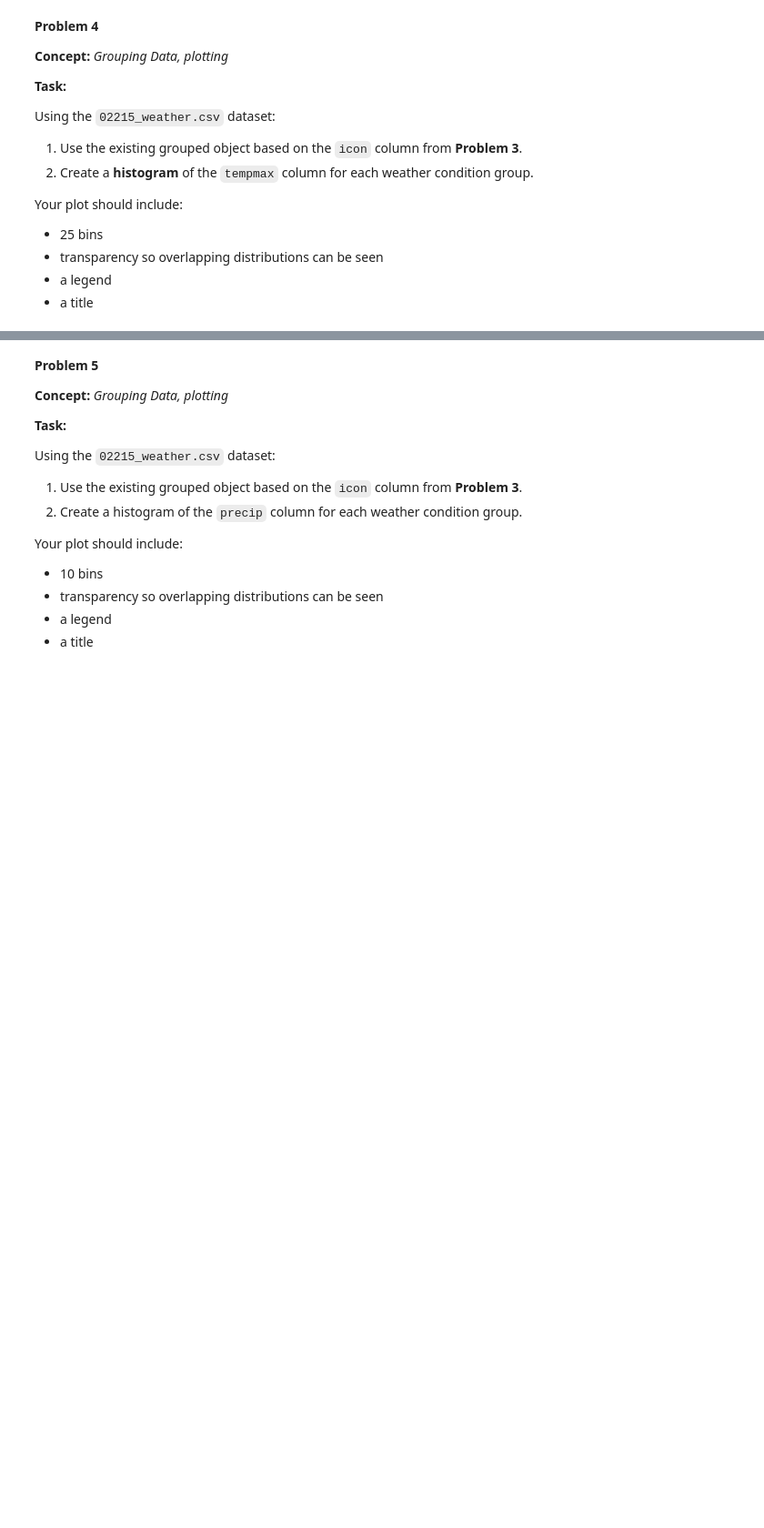
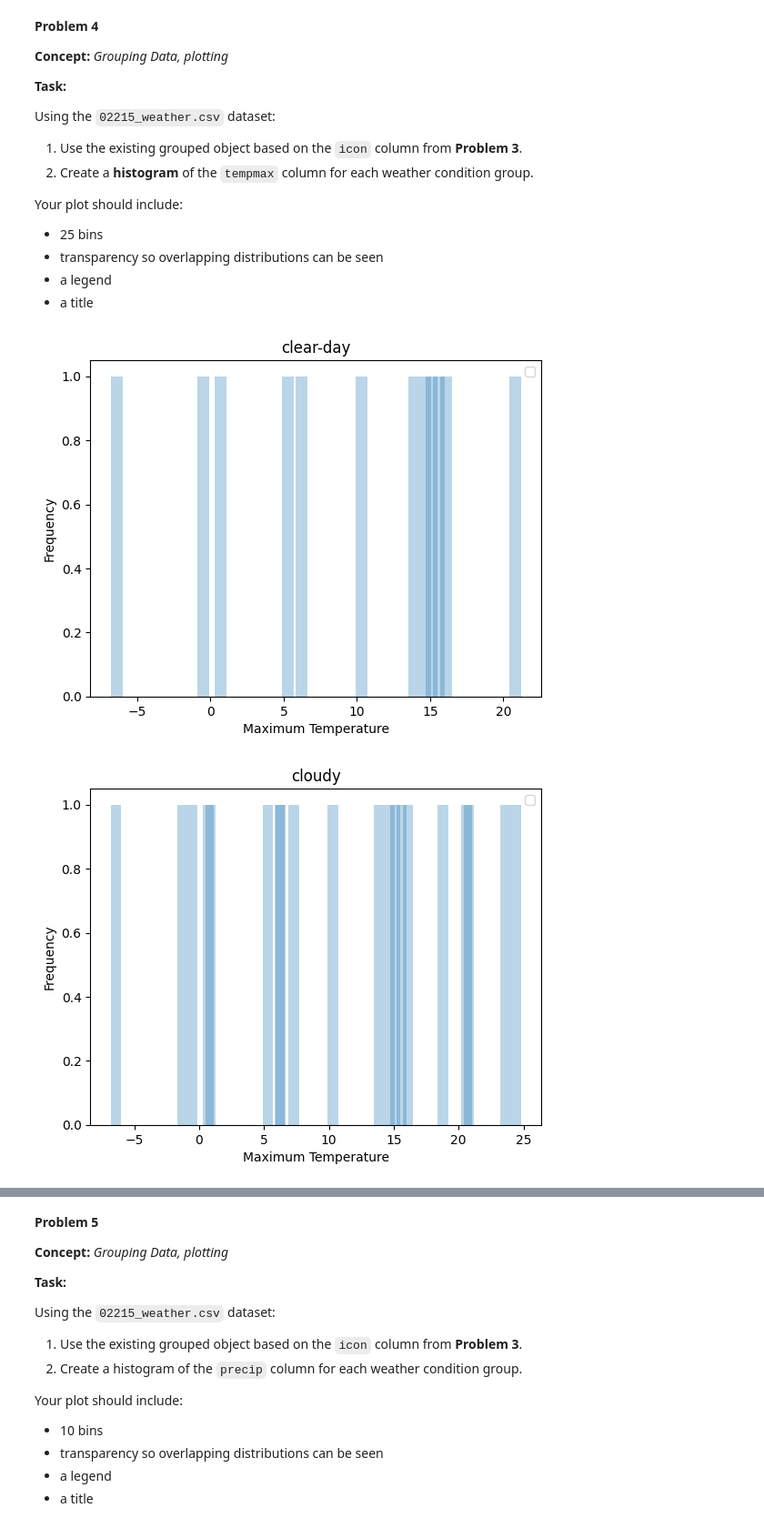
Before and after one commit to kamila-kydykova/homework, a Jupyter notebook: week-11/homework.ipynb, the cells around one changed output, grey strips where cells are left out. Shown at 91% size. Saved outputs shown, nothing was run; the diff lists cells and outputs as text; code cells hidden in the pictures; blank space fills up the shorter version.

```diff
--- a/week-11/homework.ipynb
+++ b/week-11/homework.ipynb
@@ -188,0 +200,24 @@ Your plot should include:
+# %%
+# Your Solution
+
+tempMaxCounts = {}
+
+for label, data in (iconDf):
+    tempMaxList = data['tempmax']
+    for temp in tempMaxList:
+        if temp in tempMaxCounts:
+            tempMaxCounts[temp] += 1
+        else:
+            tempMaxCounts[temp] = 1
+    #print(tempMaxCounts)
+    plt.figure()
+    plt.bar(tempMaxCounts.keys(), tempMaxCounts.values(), alpha=0.3)
+    plt.title(label)
+    plt.xlabel("Maximum Temperature")
+    plt.ylabel("Frequency")
+    plt.legend()
+
+plt.show()
+# %% [output]
+[figure, added]
+[figure, added]
```
Also changed, not shown: parts of 28 cells of this notebook.
